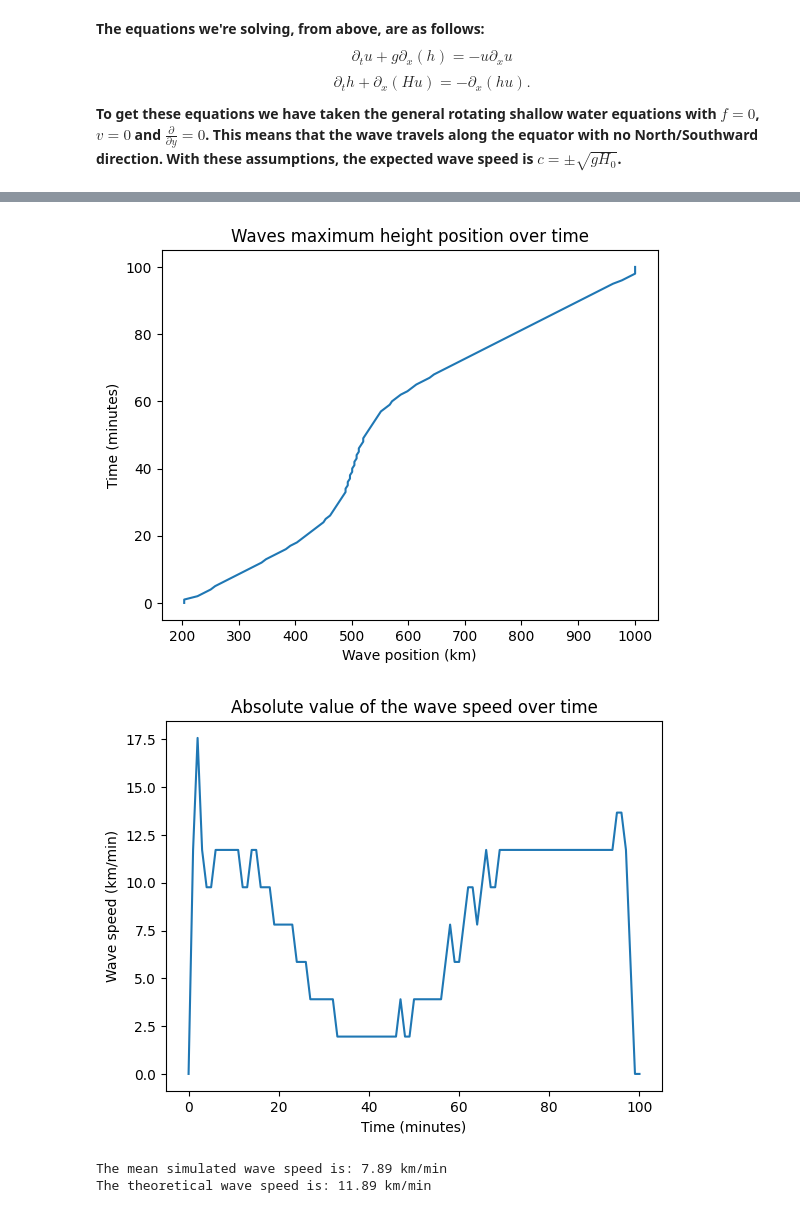
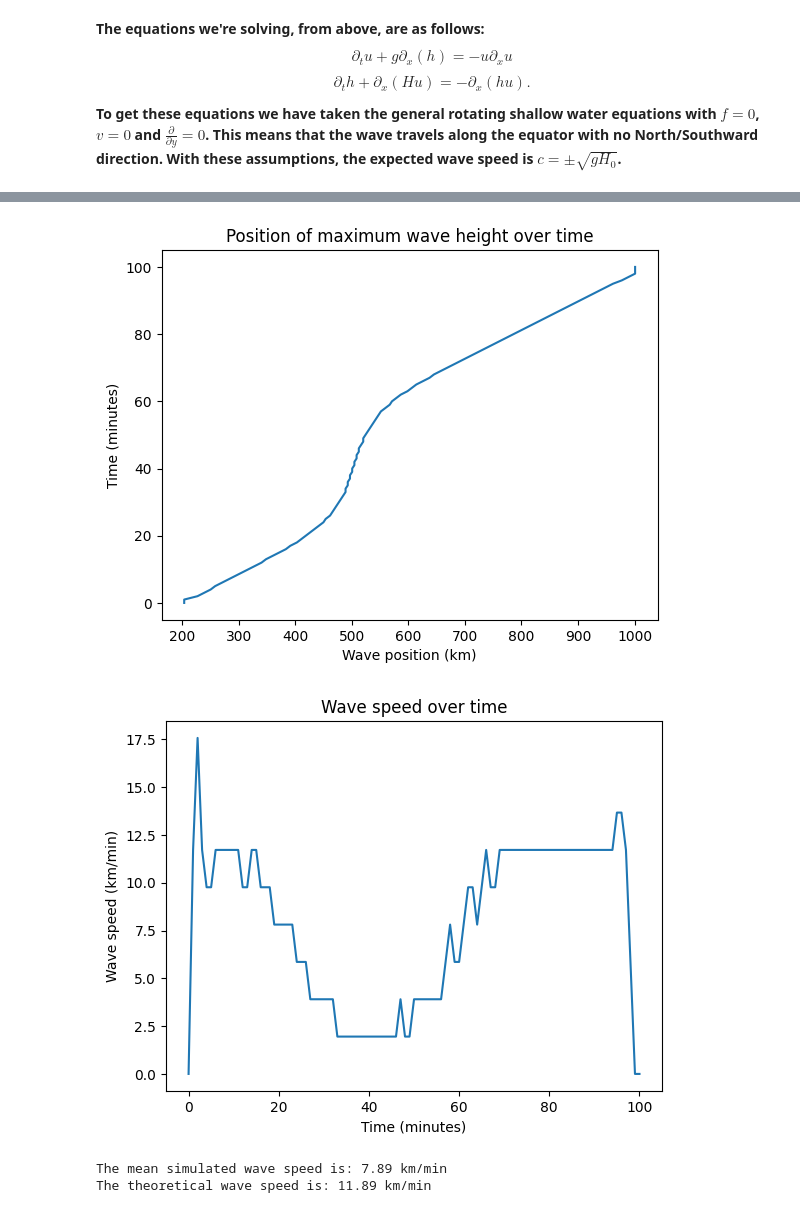
Before and after one commit to isabelgilchristmiller/QCES, a Jupyter notebook: Project3_tsunami.ipynb, the cells around one changed output, grey strips where cells are left out. Saved outputs shown, nothing was run; the diff lists cells and outputs as text; code cells hidden in the pictures.

```diff
--- a/Project3_tsunami.ipynb
+++ b/Project3_tsunami.ipynb
@@ -277,24 +279,24 @@ h_max_coordinate = x[np.argmax(h_save_left_wave, axis=1)]
 
 # we can visualise this...
 plt.plot(200+ h_max_coordinate / kilometer, t_save_mins) # +200km to make x axis be 200-1000km which is where this wave actually occurs
-plt.title('Waves maximum height position over time')
+plt.title('Position of maximum wave height over time')
 plt.xlabel('Wave position (km)')
 plt.ylabel('Time (minutes)')
 plt.show()
 # %% [output]
-[figure, old version]
+[figure, new version]
 # %%
 # now we can use the tracking of the maximum wave height to calculate the wave speed
 wave_speed = np.gradient(h_max_coordinate)/ kilometer
 
 # again we can see this visually...
 plt.plot(t_save_mins, wave_speed)
-plt.title('Absolute value of the wave speed over time')
+plt.title('Wave speed over time')
 plt.xlabel('Time (minutes)')
 plt.ylabel('Wave speed (km/min)')
 plt.show()
 # %% [output]
-[figure, old version]
+[figure, new version]
 # %%
 print(f"The mean simulated wave speed is: {np.mean(wave_speed):.2f} km/min")
 
```
Also changed, not shown: parts of 16 cells of this notebook.
